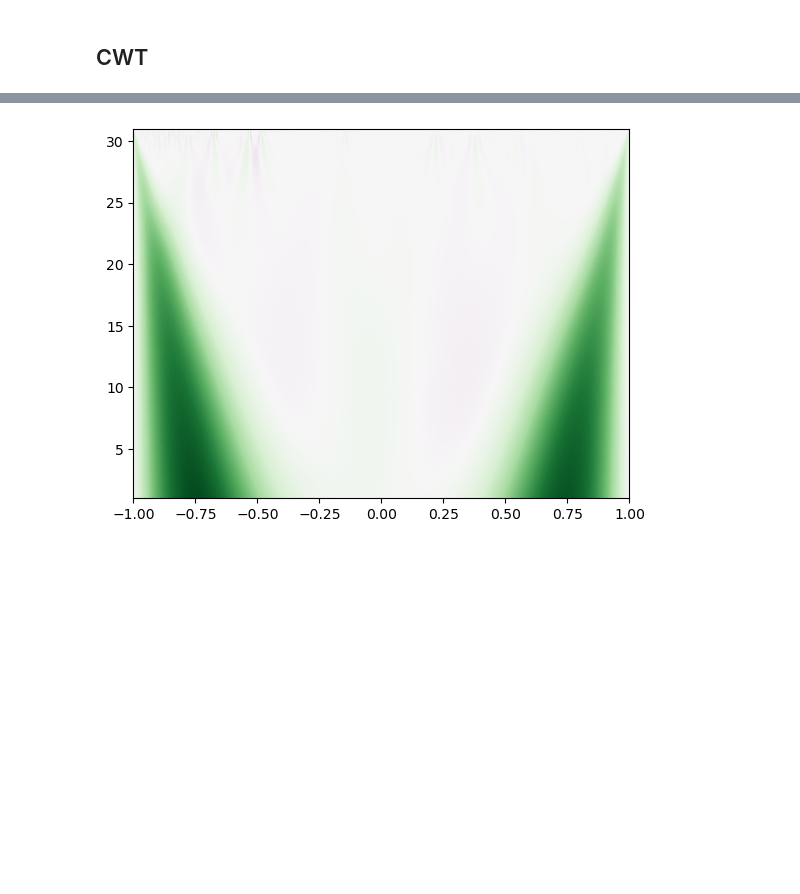
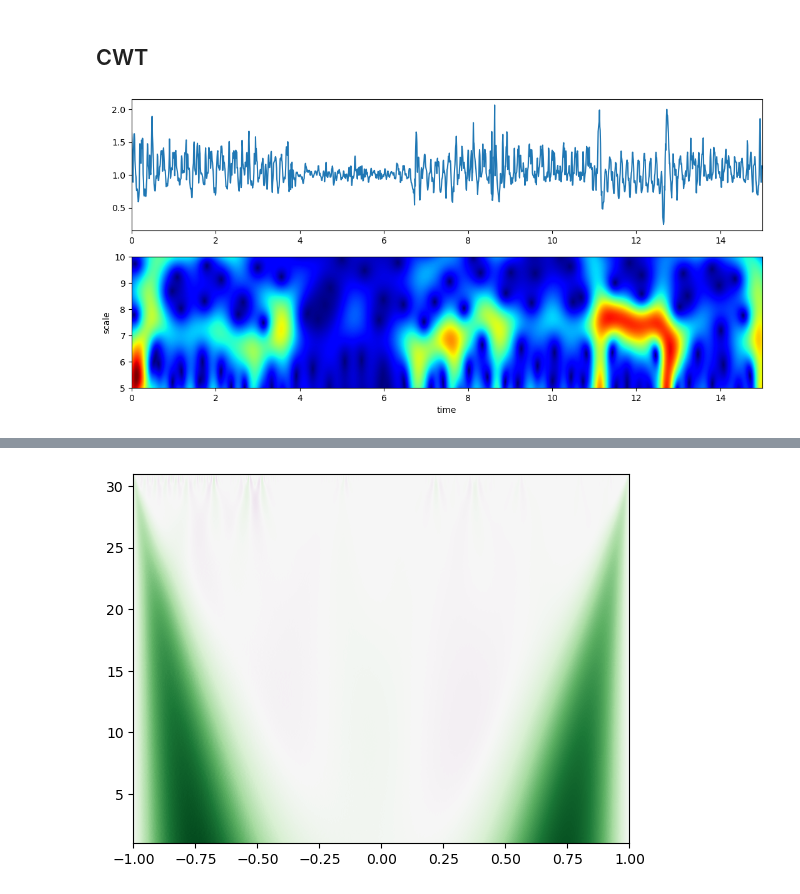
Before and after one commit to ianpark318/ETRI2023, a Jupyter notebook: EDA_gang.ipynb, the cells around one changed output, grey strips where cells are left out. Drawn from its saved outputs; the diff is of its cells as text; code cells hidden in the pictures; blank space fills up the shorter version.

Commit message:
cwt-plot-modified

```diff
--- a/EDA_gang.ipynb
+++ b/EDA_gang.ipynb
@@ -368,9 +368,11 @@ def plot_Acc_scalar(df, i):
     X, Y, Z = list(df_e4Acc_fir[i]['x']), list(df_e4Acc_fir[i]['y']), list(df_e4Acc_fir[i]['z'])
 
     scalar = []
+    normal = [0] * len(X)
 
     for j in range(len(X)):
         scalar.append(math.sqrt(X[j]**2 + Y[j]**2 + Z[j]**2))
+#         normal[j] = () / (math.sqrt(X[j]**2 + Y[j]**2 + Z[j]**2))
 
     plt.plot(df[i]['timestamp'], list(scalar))
 
@@ -397,0 +418,12 @@ acc_scalar_247 = plot_Acc_scalar(df_e4Acc_fir, 247)
+# %%
+fs = 128 # sampling frequency
+
+t = np.arange(len(acc_scalar_246))/fs
+
+## 분석범위 5 to 10 Hz, 100 point
+f0 = np.linspace(5,10,100)
+Q = np.linspace(1,4,100)  ## height
+
+cwt.ScalogramCWT(np.asarray(acc_scalar_246), t, fs=fs, wType='Gauss', PlotPSD=True, f0=f0, Q=Q);
+# %% [output]
+[figure, added]
```
Also changed, not shown: parts of 13 cells of this notebook.
